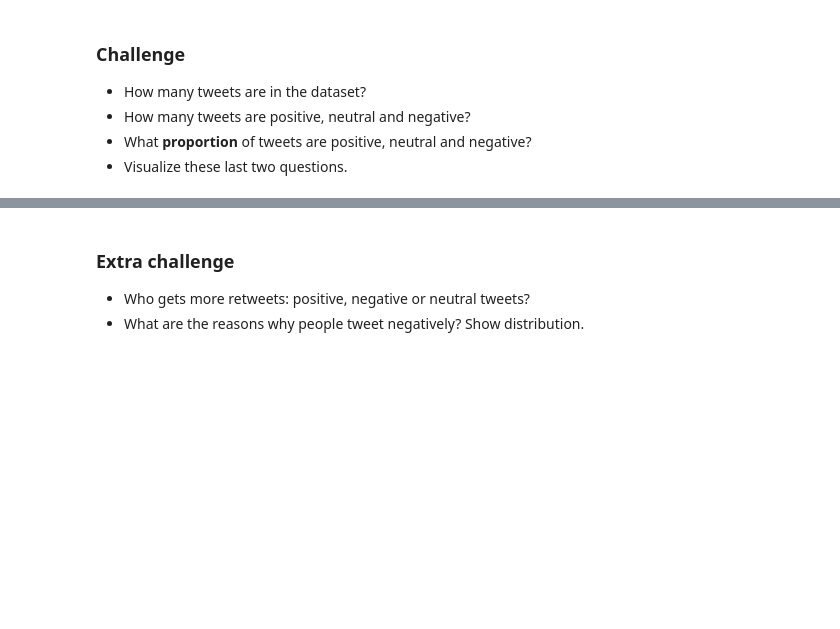
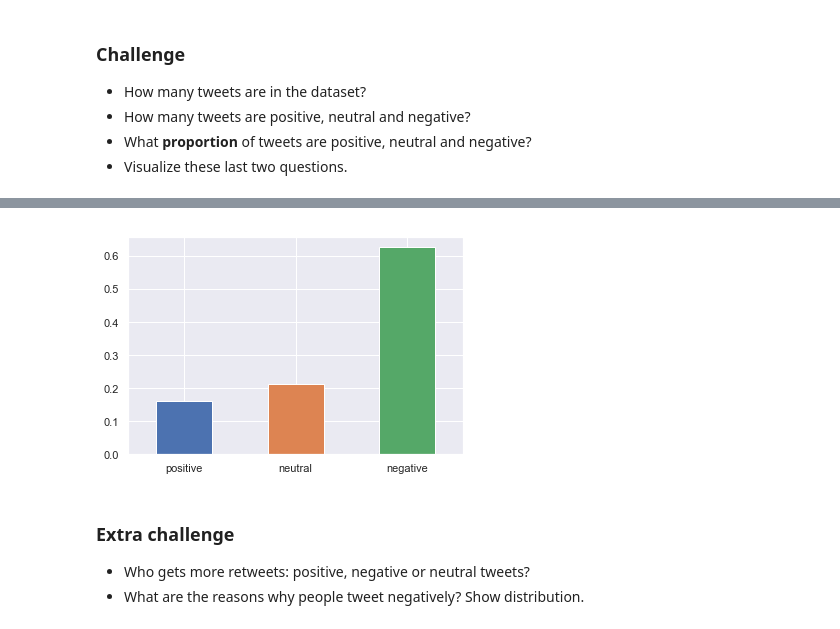
Before and after one commit to BenjaminLiuPenrose/Berkeley-CS-200, a Jupyter notebook: TestAnalysis/day-3/sentiment-analysis.ipynb, the cells around one changed output, grey strips where cells are left out. Drawn from its saved outputs; the diff is of its cells as text; code cells hidden in the pictures; blank space fills up the shorter version.

```diff
--- a/TestAnalysis/day-3/sentiment-analysis.ipynb
+++ b/TestAnalysis/day-3/sentiment-analysis.ipynb
@@ -82,3 +131,7 @@ print(dates.dt.day.value_counts())
+# %%
+df['airline_sentiment'].value_counts(normalize=True, ascending=True).plot(kind='bar', rot=0);
+# %% [output]
+[figure, added]
 # %% [markdown]
 ### Extra challenge
 
```
Also changed, not shown: parts of 22 cells of this notebook, 4 other files.
